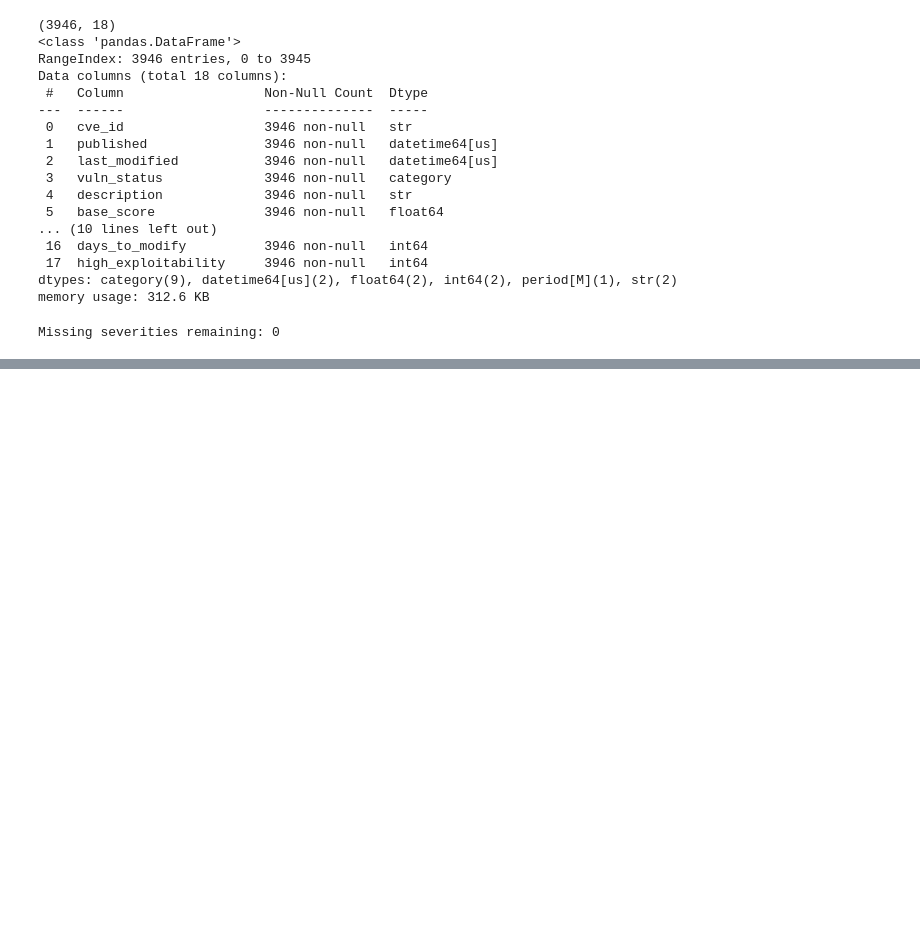
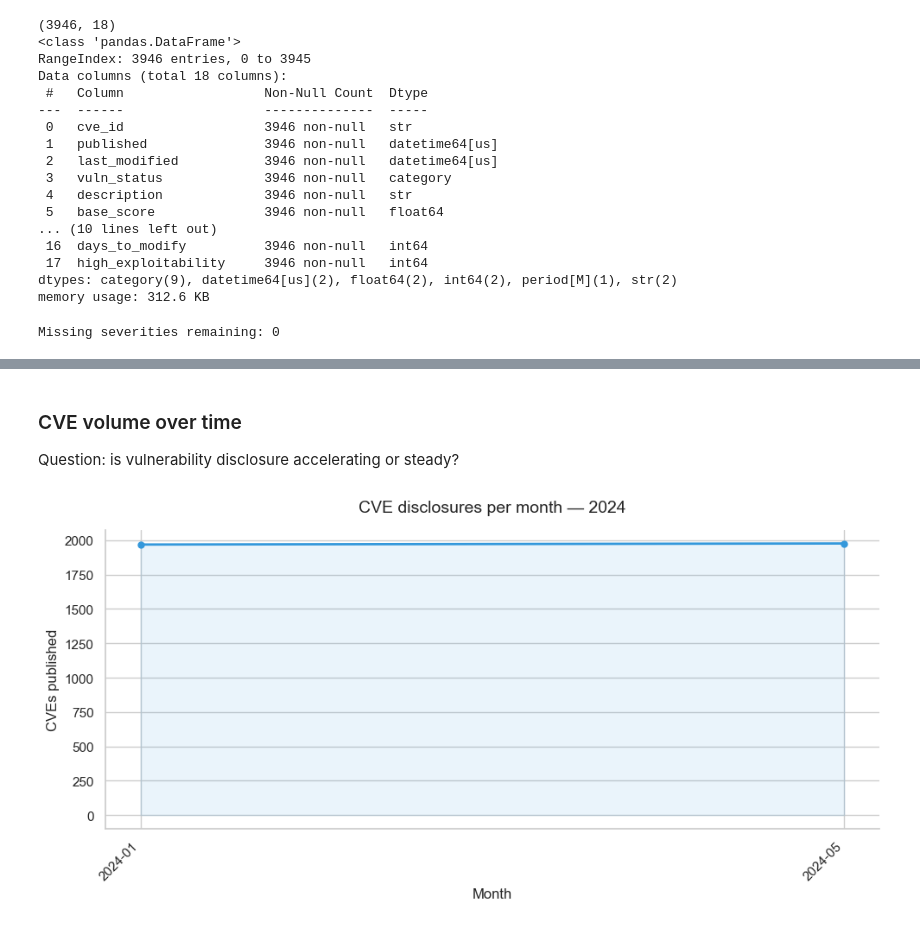
Before and after one commit to ravina13/analytics_portfolio, a Jupyter notebook: 01_cybersecurity/notebooks/01_eda.ipynb, the cells around one changed output, grey strips where cells are left out. Saved outputs shown, nothing was run; the diff lists cells and outputs as text; code cells hidden in the pictures; blank space fills up the shorter version.

```diff
--- a/01_cybersecurity/notebooks/01_eda.ipynb
+++ b/01_cybersecurity/notebooks/01_eda.ipynb
@@ -243,0 +318,22 @@ df.head()
+# %% [markdown]
+### CVE volume over time
+Question: is vulnerability disclosure accelerating or steady?
+# %%
+fig, ax = plt.subplots(figsize=(10, 5))
+
+monthly = df.groupby("published_month").size()
+ax.plot(monthly.index.astype(str), monthly.values,
+        marker="o", linewidth=2, markersize=5, color="#3498db")
+ax.fill_between(range(len(monthly)), monthly.values, alpha=0.1, color="#3498db")
+
+ax.set_title("CVE disclosures per month — 2024", fontsize=14, pad=15)
+ax.set_xlabel("Month")
+ax.set_ylabel("CVEs published")
+ax.set_xticks(range(len(monthly)))
+ax.set_xticklabels(monthly.index.astype(str), rotation=45, ha="right")
+sns.despine()
+plt.tight_layout()
+plt.savefig("../outputs/04_monthly_volume.png", dpi=150, bbox_inches="tight")
+plt.show()
+# %% [output]
+[figure, added]
```
Also changed, not shown: parts of 9 cells of this notebook.
